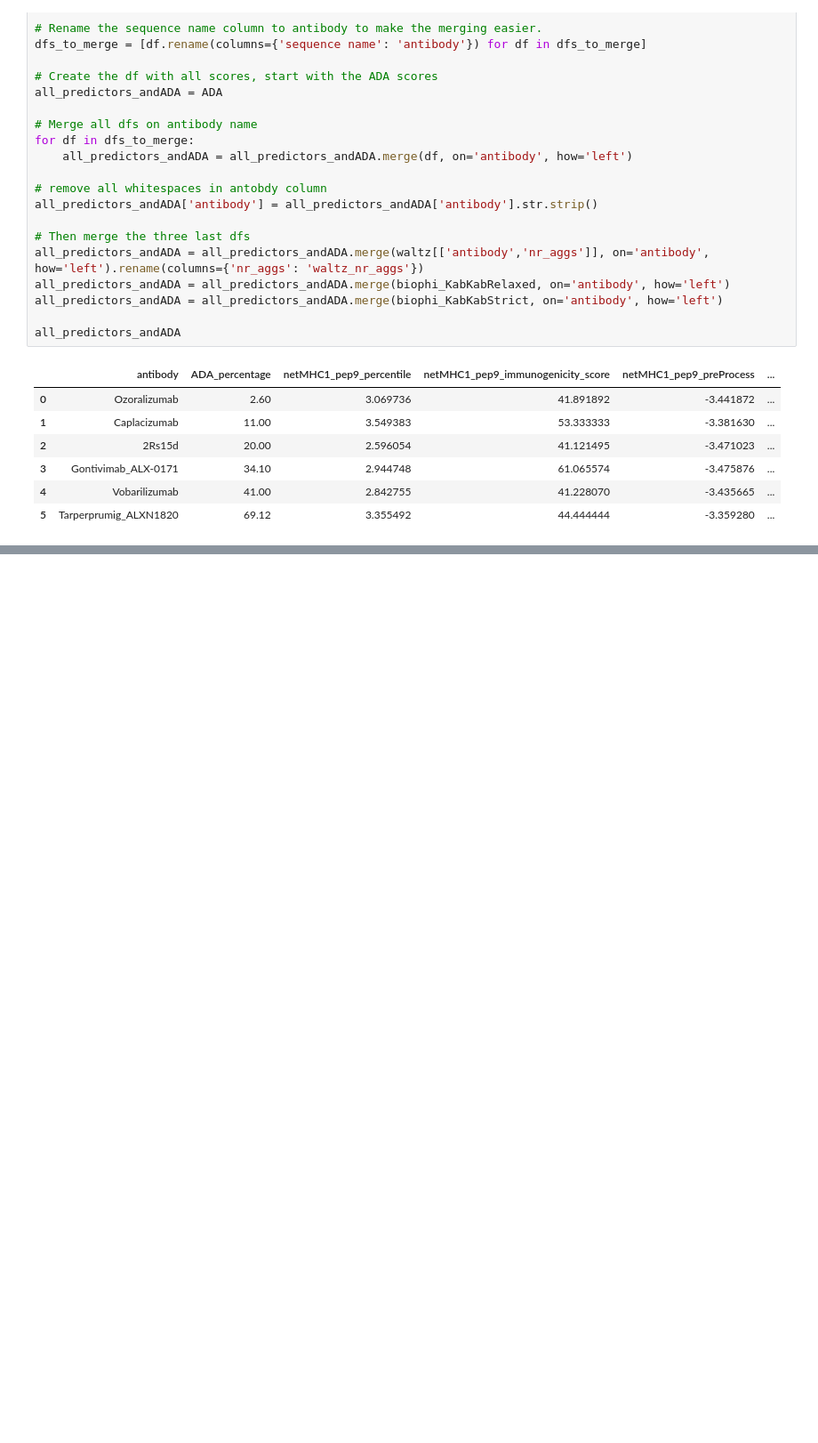
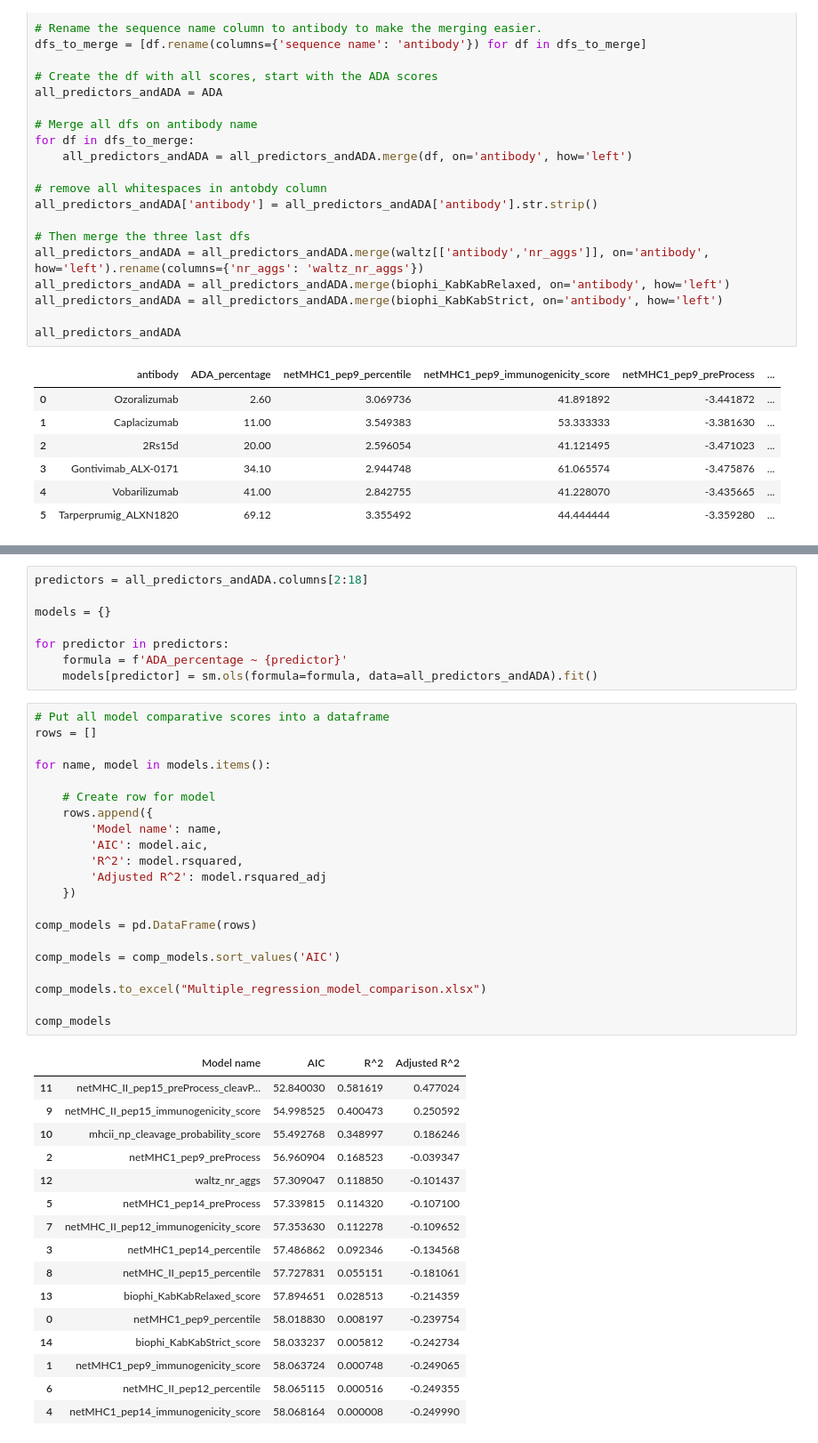
Before and after one commit to RebeckaAntonsson/Thesis, a Jupyter notebook: Immonogenecity_tool_testing/model_selection/Nanobodies/NB_model_selection.ipynb, the cells around one changed output, grey strips where cells are left out. Shown at 89% size. Saved outputs shown, nothing was run; the diff lists cells and outputs as text; blank space fills up the shorter version.

```diff
--- a/Immonogenecity_tool_testing/model_selection/Nanobodies/NB_model_selection.ipynb
+++ b/Immonogenecity_tool_testing/model_selection/Nanobodies/NB_model_selection.ipynb
@@ -303,0 +352,46 @@ all_predictors_andADA
+# %%
+predictors = all_predictors_andADA.columns[2:18]
+
+models = {}
+
+for predictor in predictors:
+    formula = f'ADA_percentage ~ {predictor}'
+    models[predictor] = sm.ols(formula=formula, data=all_predictors_andADA).fit()
+# %%
+# Put all model comparative scores into a dataframe
+rows = []
+
+for name, model in models.items():
+
+    # Create row for model
+    rows.append({
+        'Model name': name,
+        'AIC': model.aic,
+        'R^2': model.rsquared,
+        'Adjusted R^2': model.rsquared_adj
+    })
+
+comp_models = pd.DataFrame(rows)
+
+comp_models = comp_models.sort_values('AIC')
+
+comp_models.to_excel("Multiple_regression_model_comparison.xlsx")
+
+comp_models
+# %% [output]
+|  | Model name | AIC | R^2 | Adjusted R^2 |
+| 11 | netMHC_II_pep15_preProcess_cleavP... | 52.840030 | 0.581619 | 0.477024 |
+| 9 | netMHC_II_pep15_immunogenicity_score | 54.998525 | 0.400473 | 0.250592 |
+| 10 | mhcii_np_cleavage_probability_score | 55.492768 | 0.348997 | 0.186246 |
+| 2 | netMHC1_pep9_preProcess | 56.960904 | 0.168523 | -0.039347 |
+| 12 | waltz_nr_aggs | 57.309047 | 0.118850 | -0.101437 |
+| 5 | netMHC1_pep14_preProcess | 57.339815 | 0.114320 | -0.107100 |
+| 7 | netMHC_II_pep12_immunogenicity_score | 57.353630 | 0.112278 | -0.109652 |
+| 3 | netMHC1_pep14_percentile | 57.486862 | 0.092346 | -0.134568 |
+| 8 | netMHC_II_pep15_percentile | 57.727831 | 0.055151 | -0.181061 |
+| 13 | biophi_KabKabRelaxed_score | 57.894651 | 0.028513 | -0.214359 |
+| 0 | netMHC1_pep9_percentile | 58.018830 | 0.008197 | -0.239754 |
+| 14 | biophi_KabKabStrict_score | 58.033237 | 0.005812 | -0.242734 |
+| 1 | netMHC1_pep9_immunogenicity_score | 58.063724 | 0.000748 | -0.249065 |
+| 6 | netMHC_II_pep12_percentile | 58.065115 | 0.000516 | -0.249355 |
+| 4 | netMHC1_pep14_immunogenicity_score | 58.068164 | 0.000008 | -0.249990 |
```
Also changed, not shown: parts of 8 cells of this notebook.
